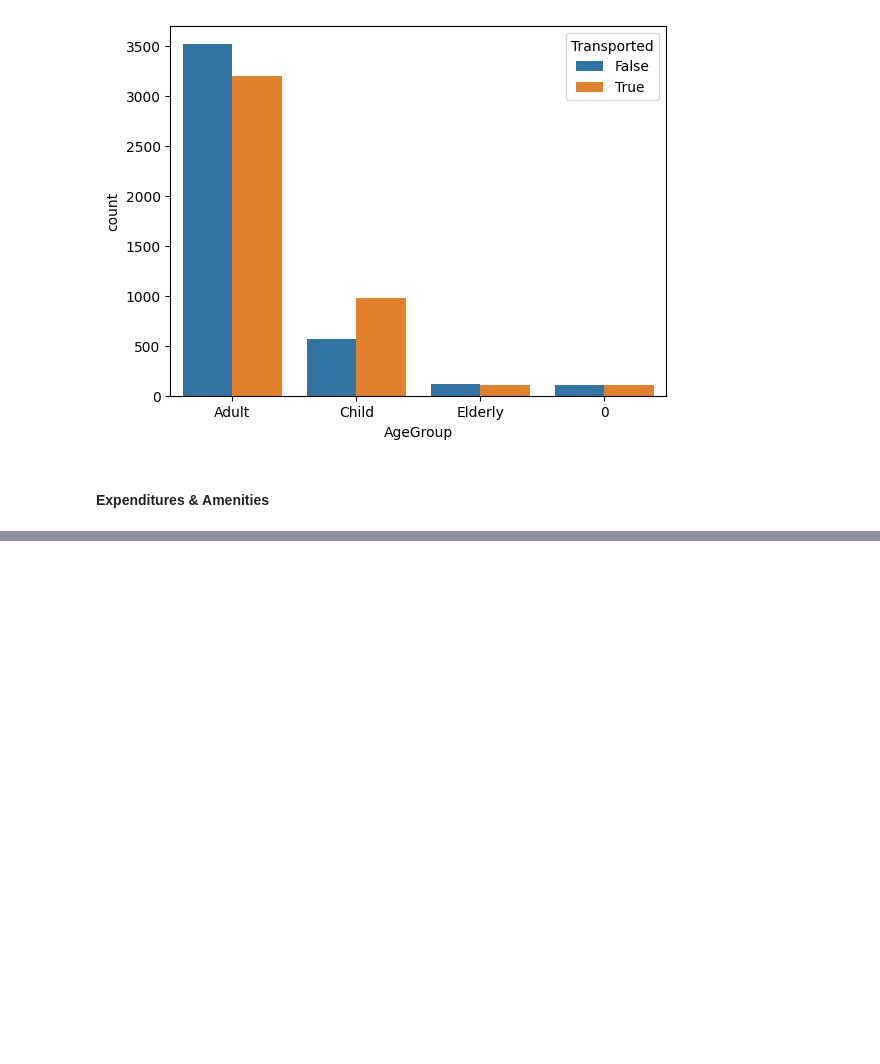
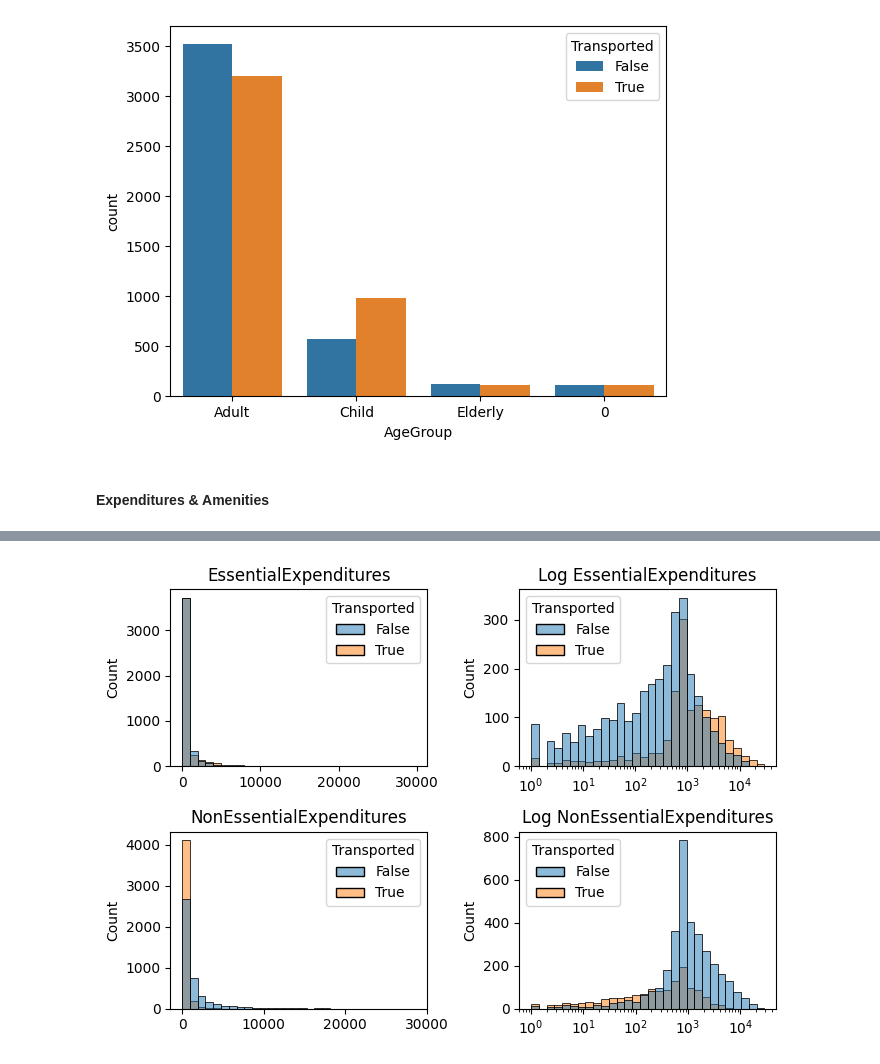
Before and after one commit to bartlomiejremlein/Kaggle-Spaceship-Titanic, a Jupyter notebook: notebooks/exploratory-data-analysis.ipynb, the cells around one changed output, grey strips where cells are left out. Saved outputs shown, nothing was run; the diff lists cells and outputs as text; code cells hidden in the pictures; blank space fills up the shorter version.

```diff
--- a/notebooks/exploratory-data-analysis.ipynb
+++ b/notebooks/exploratory-data-analysis.ipynb
@@ -211,0 +229,8 @@ for idx, col in enumerate(expenditures_columns):
+# %%
+essential_expenditures = ['FoodCourt', 'ShoppingMall']
+nonessential_expenditures = ['RoomService', 'Spa', 'VRDeck']
+
+train['EssentialExpenditures'] = train[essential_expenditures].sum(axis=1, skipna=True)
+train['NonEssentialExpenditures'] = train[nonessential_expenditures].sum(axis=1, skipna=True)
+
+train.head()
@@ -211,0 +244,18 @@ for idx, col in enumerate(expenditures_columns):
+# %%
+ess_expenditures_columns = ['EssentialExpenditures', 'NonEssentialExpenditures']
+
+fig=plt.figure(figsize=(7,5))
+for i, column in enumerate(ess_expenditures_columns):
+    # Left plot
+    ax=fig.add_subplot(2, 2, 2*i+1)
+    sns.histplot(data=train, x=column, axes=ax, bins=30, kde=False, hue='Transported')
+    ax.set_title(column)
+    ax.set_xlabel(None)
+
+    ax=fig.add_subplot(2,2,2*i+2)
+    sns.histplot(data=train, x=column, axes=ax, bins=30, hue='Transported', log_scale=True)
+    ax.set_title(f'Log {column}')
+    ax.set_xlabel(None)
+fig.tight_layout()
+# %% [output]
+[figure, added]
```
Also changed, not shown: parts of 13 cells of this notebook.
